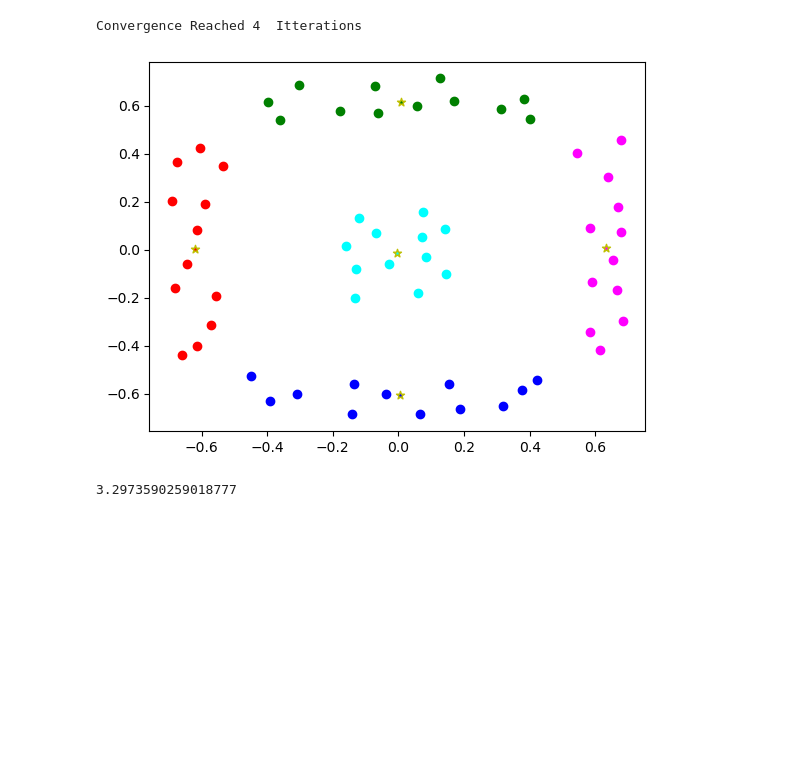
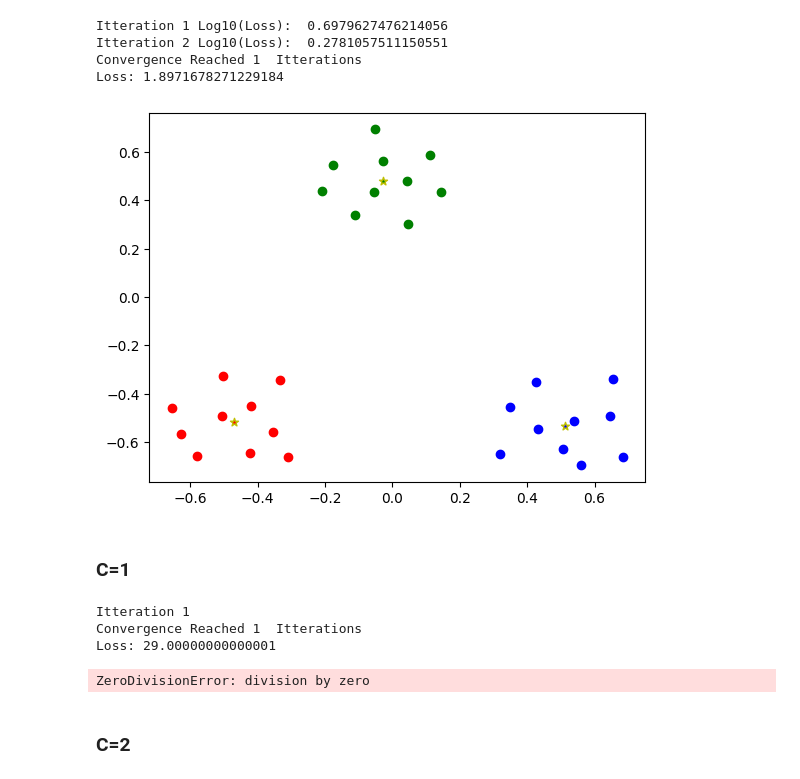
Before and after one commit to KKamp2015/PatternRecognitionMP2, a Jupyter notebook: Task3.ipynb, the cells around one changed output. Saved outputs shown, nothing was run; the diff lists cells and outputs as text; code cells hidden in the pictures; blank space fills up the shorter version.

Commit message:
Finished Task 3 Sillouttes always possitive

```diff
--- a/Task3.ipynb
+++ b/Task3.ipynb
@@ -108,13 +137,13 @@ class Kmean:
 # %%
-three=ascii.read('atoll.csv')
+three=ascii.read('three.csv')
-# %%
-K=Kmean(three,init='rand',C=5)
-K.run()
-K.plot()
-# %% [output]
-Convergence Reached 4  Itterations
-[figure, removed]
-# %%
-K.Loss()
-# %% [output]
-3.2973590259018777
+# %%
+K=Kmean(three,init='K++',C=3,verb=2)
+K.run()
+#print('Average Sillouette',K.AverageSillouette())
+K.plot()
+# %% [output]
+Itteration 1 Log10(Loss):  0.6979627476214056
+Itteration 2 Log10(Loss):  0.2781057511150551
+Convergence Reached 1  Itterations
+Loss: 1.8971678271229184
+[figure, added]
@@ -121 +152,20 @@ K.Loss()
+# %% [markdown]
+### C=1
+# %%
+Lossesi=[]
+Sillouettesi=[]
+for i in range(10):
+    print('Itteration',i+1)
+    K=Kmean(three,init='K++',C=1)
+    K.run()
+    Lossesi.append(np.log10(K.Loss(norm=True)))
+    Sillouettesi.append(K.AverageSillouette())
+Sillouttes.append(Sillouettesi[np.argmin(Lossesi)])
+# %% [output]
+Itteration 1
+Convergence Reached 1  Itterations
+Loss: 29.00000000000001
+ZeroDivisionError: division by zero
+# %% [markdown]
+### C=2
 # %%
```
Also changed, not shown: parts of 15 cells of this notebook.
